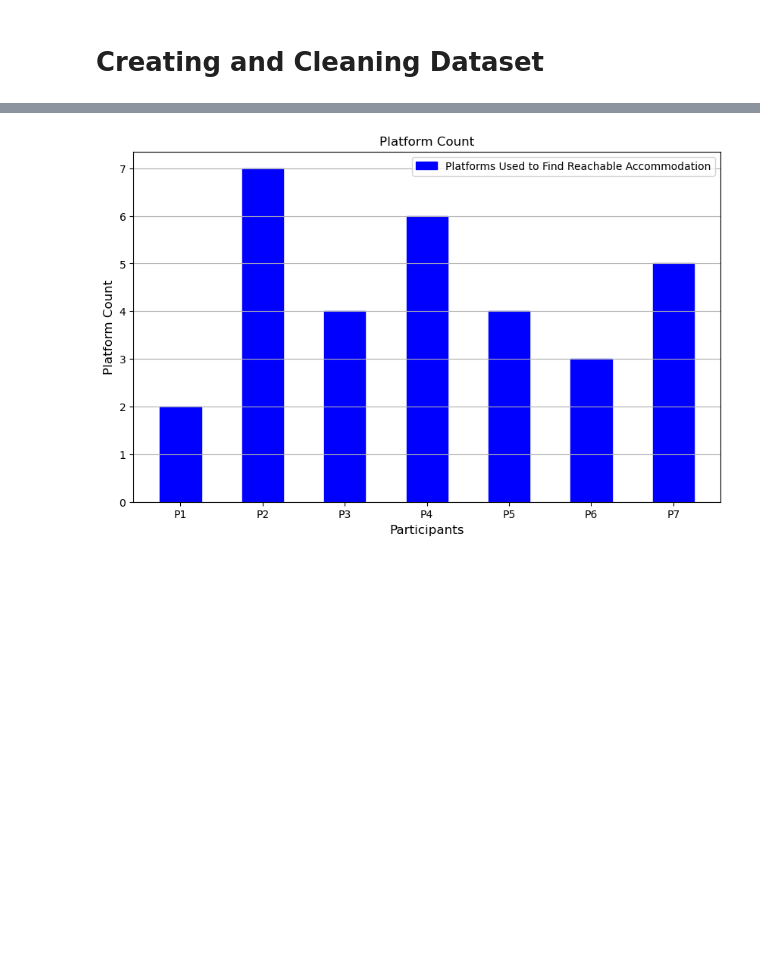
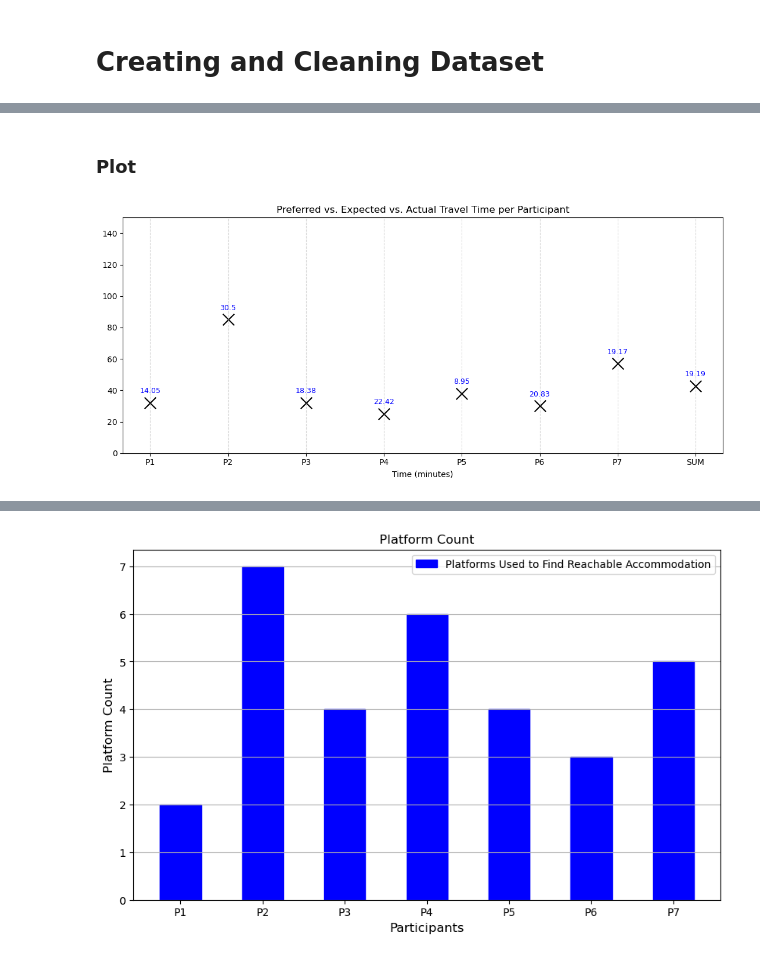
Before and after one commit to althomi3/Master-Thesis, a Jupyter notebook: main.ipynb, the cells around one changed output, grey strips where cells are left out. Cells and saved outputs as stored; diff of their text form; code cells hidden in the pictures; blank space fills up the shorter version.

```diff
--- a/main.ipynb
+++ b/main.ipynb
@@ -69,0 +225,27 @@ df_task_performance_trans
+# %% [markdown]
+### Plot
+# %%
+plt.figure(figsize=(11, 5))
+
+# Markers
+plt.scatter(df_task_effort.index, df_task_effort["Mental_load"], marker="x", s=200, color="black")
+plt.ylim(0,150)
+
+# annotate conduction time labels on top of mental load markers
+for i, row in df_task_effort.iterrows():
+    plt.text(
+        i, # x-position
+        row["Mental_load"] + 5,   # y-position
+        row["Task_conduction_time_min"], # label text with 1 decimal
+        ha='center', va='bottom', fontsize=9, color='blue'
+    )
+
+#plt.yticks(x_pos, df_task_quality.index)
+plt.xlabel("Time (minutes)")
+plt.title("Preferred vs. Expected vs. Actual Travel Time per Participant")
+plt.grid(axis="x", linestyle="--", alpha=0.5)
+plt.tight_layout()
+plt.savefig('3_1_task_solution_quality_overview.png')
+plt.show()
+# %% [output]
+[figure, added]
```
Also changed, not shown: parts of 22 cells of this notebook, 2 other files.
